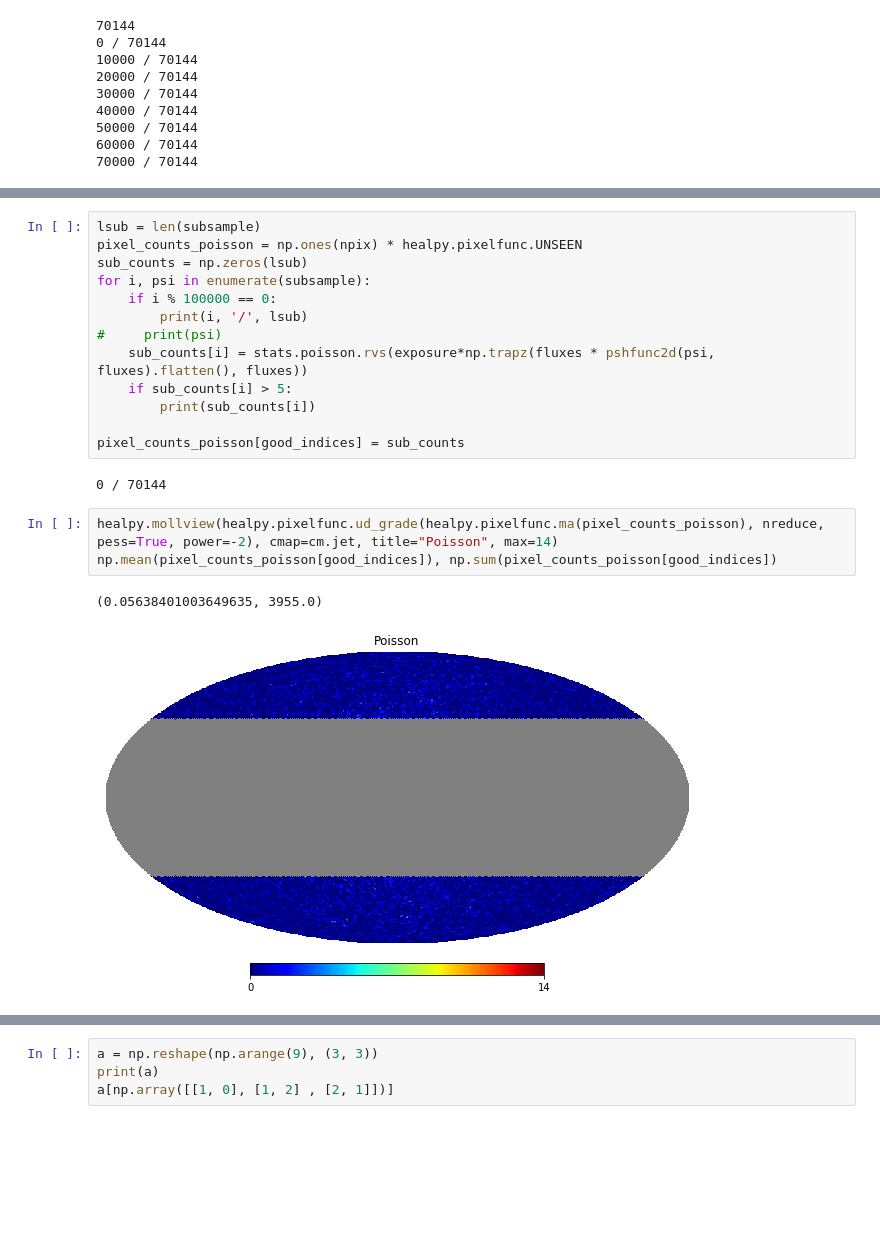
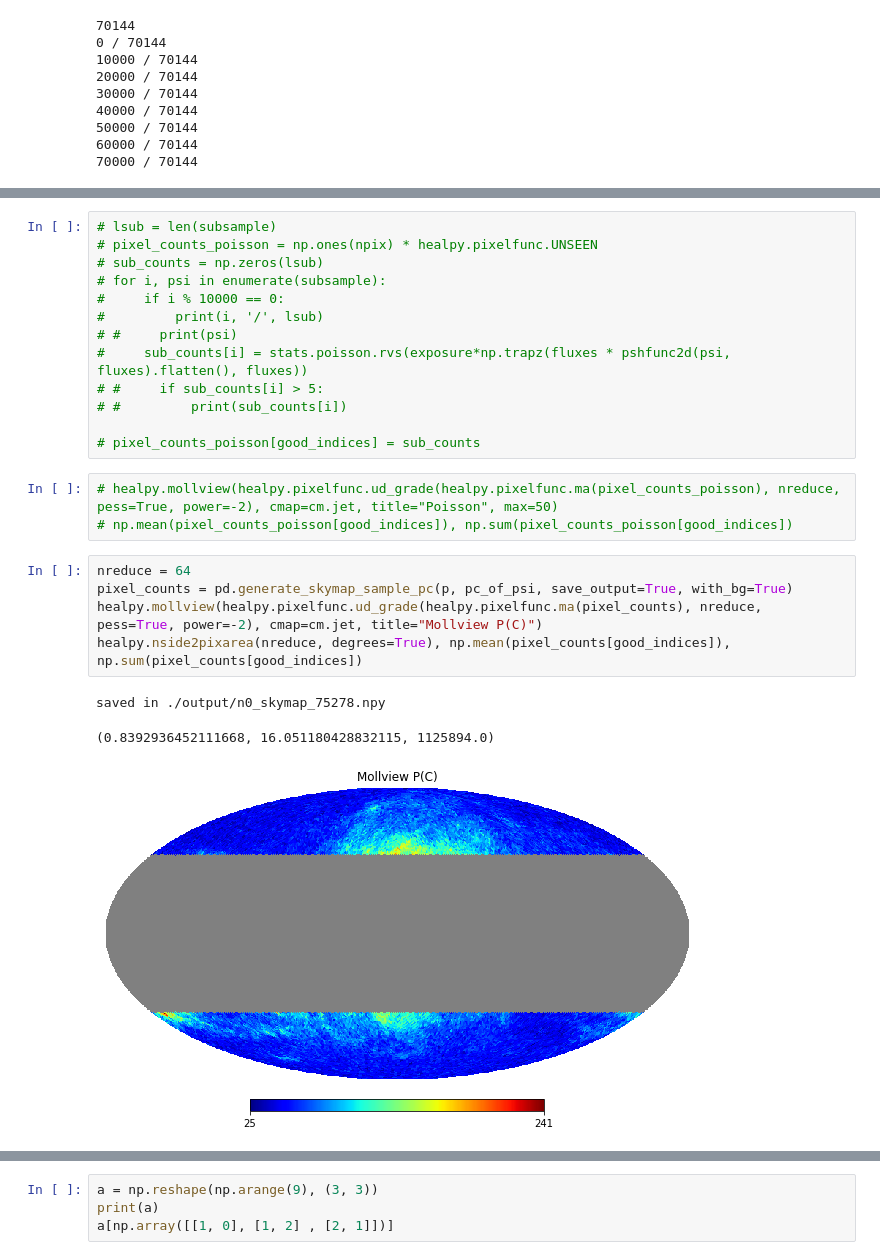
Before and after one commit to runburg/dm_gal_substructure, a Jupyter notebook: n-1_skymaps.ipynb, the cells around one changed output, grey strips where cells are left out. Cells and saved outputs as stored; diff of their text form; blank space fills up the shorter version.

```diff
--- a/n-1_skymaps.ipynb
+++ b/n-1_skymaps.ipynb
@@ -253,22 +223,26 @@ np.mean(pixel_counts_pc[good_indices]), np.sum(pixel_counts_pc[good_indices])
 # %%
-lsub = len(subsample)
-pixel_counts_poisson = np.ones(npix) * healpy.pixelfunc.UNSEEN
-sub_counts = np.zeros(lsub)
-for i, psi in enumerate(subsample):
-    if i % 100000 == 0:
-        print(i, '/', lsub)
-#     print(psi)
-    sub_counts[i] = stats.poisson.rvs(exposure*np.trapz(fluxes * pshfunc2d(psi, fluxes).flatten(), fluxes))
-    if sub_counts[i] > 5:
-        print(sub_counts[i])
+# lsub = len(subsample)
+# pixel_counts_poisson = np.ones(npix) * healpy.pixelfunc.UNSEEN
+# sub_counts = np.zeros(lsub)
+# for i, psi in enumerate(subsample):
+#     if i % 10000 == 0:
+#         print(i, '/', lsub)
+# #     print(psi)
+#     sub_counts[i] = stats.poisson.rvs(exposure*np.trapz(fluxes * pshfunc2d(psi, fluxes).flatten(), fluxes))
+# #     if sub_counts[i] > 5:
+# #         print(sub_counts[i])
 
-pixel_counts_poisson[good_indices] = sub_counts
+# pixel_counts_poisson[good_indices] = sub_counts
-# %% [output]
-0 / 70144
 # %%
-healpy.mollview(healpy.pixelfunc.ud_grade(healpy.pixelfunc.ma(pixel_counts_poisson), nreduce, pess=True, power=-2), cmap=cm.jet, title="Poisson", max=14)
-np.mean(pixel_counts_poisson[good_indices]), np.sum(pixel_counts_poisson[good_indices])
+# healpy.mollview(healpy.pixelfunc.ud_grade(healpy.pixelfunc.ma(pixel_counts_poisson), nreduce, pess=True, power=-2), cmap=cm.jet, title="Poisson", max=50)
+# np.mean(pixel_counts_poisson[good_indices]), np.sum(pixel_counts_poisson[good_indices])
-# %% [output]
-(0.05638401003649635, 3955.0)
-[figure, removed]
+# %%
+nreduce = 64
+pixel_counts = pd.generate_skymap_sample_pc(p, pc_of_psi, save_output=True, with_bg=True)
+healpy.mollview(healpy.pixelfunc.ud_grade(healpy.pixelfunc.ma(pixel_counts), nreduce, pess=True, power=-2), cmap=cm.jet, title="Mollview P(C)")
+healpy.nside2pixarea(nreduce, degrees=True), np.mean(pixel_counts[good_indices]), np.sum(pixel_counts[good_indices])
+# %% [output]
+saved in ./output/n0_skymap_75278.npy
+(0.8392936452111668, 16.051180428832115, 1125894.0)
+[figure, added]
 # %%
```
Also changed, not shown: parts of 23 cells of this notebook, 8 other files.
